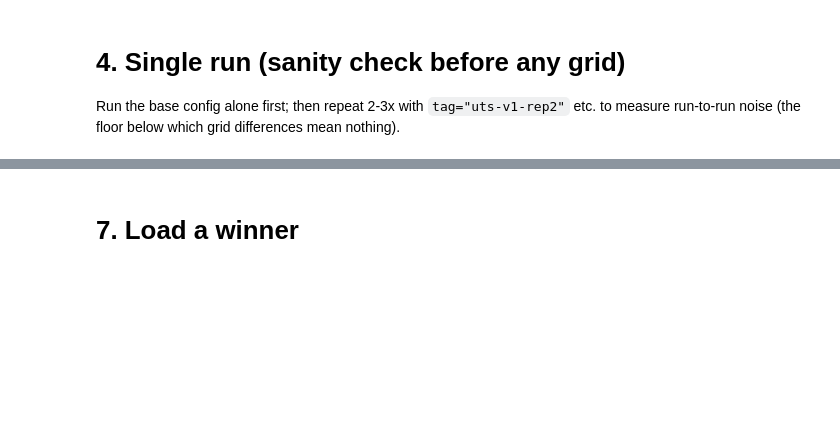
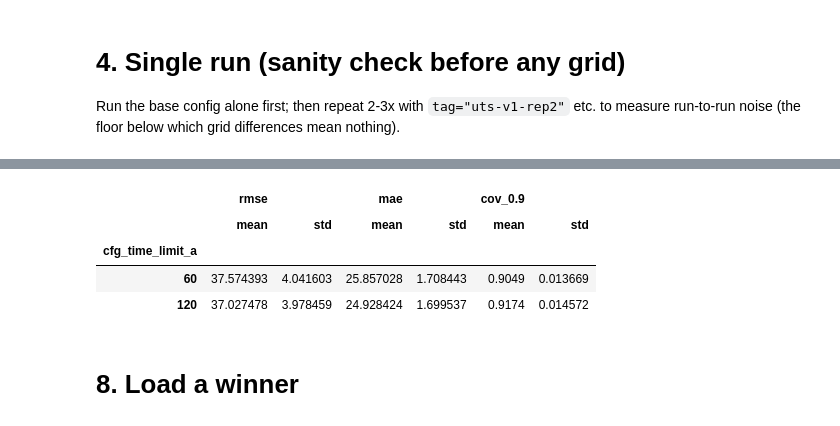
Before and after one commit to FelipeMFO-RM/uncertainty-aware-predictors, a Jupyter notebook: notebooks/experiments/run_experiments_uts.ipynb, the cells around one changed output, grey strips where cells are left out. Drawn from its saved outputs; the diff is of its cells as text; code cells hidden in the pictures; blank space fills up the shorter version.

```diff
--- a/notebooks/experiments/run_experiments_uts.ipynb
+++ b/notebooks/experiments/run_experiments_uts.ipynb
@@ -119,3 +210,11 @@ log[[c for c in view_cols if c in log.columns]].sort_values("rmse")
+# %%
+log.groupby("cfg_time_limit_a")[["rmse", "mae", "cov_0.9"]].agg(["mean", "std"])
+# %% [output]
+|  | rmse |  | mae |  | cov_0.9 |  |
+|  | mean | std | mean | std | mean | std |
+| cfg_time_limit_a |  |  |  |  |  |  |
+| 60 | 37.574393 | 4.041603 | 25.857028 | 1.708443 | 0.9049 | 0.013669 |
+| 120 | 37.027478 | 3.978459 | 24.928424 | 1.699537 | 0.9174 | 0.014572 |
 # %% [markdown]
-# 7. Load a winner
+# 8. Load a winner
 # %%
```
Also changed, not shown: parts of 11 cells of this notebook.
